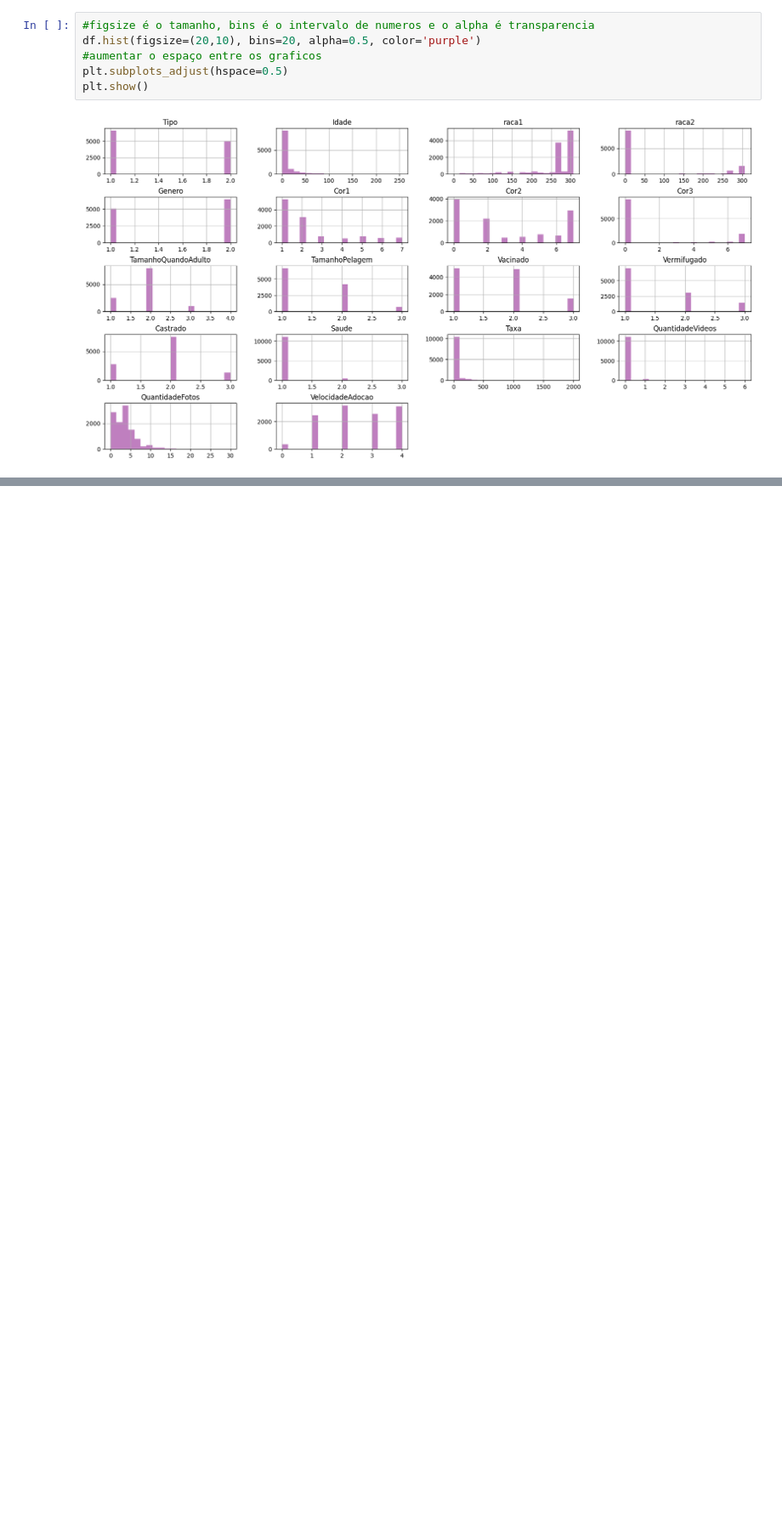
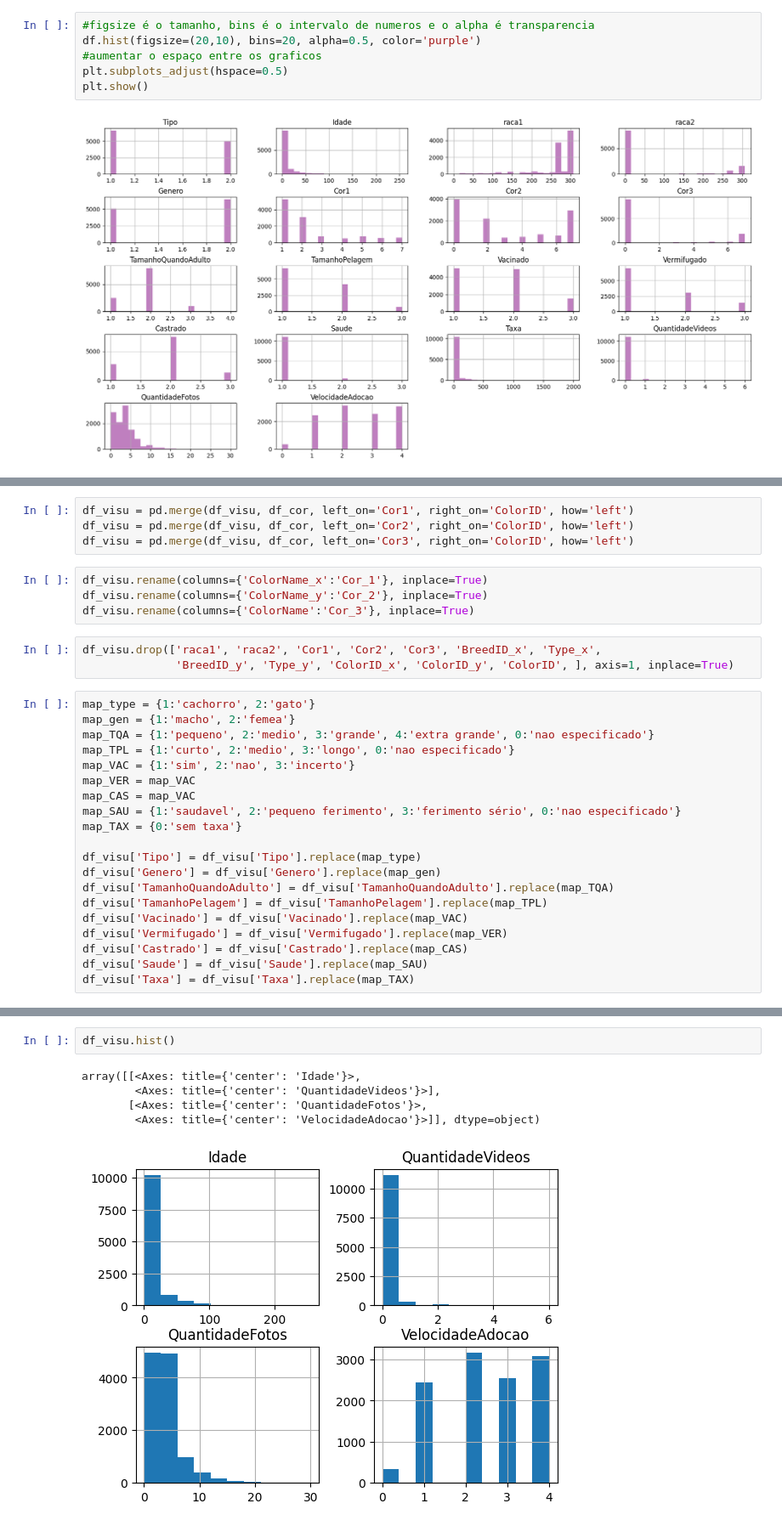
Before and after one commit to leaop/Graduation, a Jupyter notebook: 3 semestre/analise de dados/prova_pet.ipynb, the cells around one changed output, grey strips where cells are left out. Shown at 85% size. Cells and saved outputs as stored; diff of their text form; blank space fills up the shorter version.

```diff
--- a/3 semestre/analise de dados/prova_pet.ipynb
+++ b/3 semestre/analise de dados/prova_pet.ipynb
@@ -99,0 +145,31 @@ plt.show()
+# %%
+df_visu = pd.merge(df_visu, df_cor, left_on='Cor1', right_on='ColorID', how='left')
+df_visu = pd.merge(df_visu, df_cor, left_on='Cor2', right_on='ColorID', how='left')
+df_visu = pd.merge(df_visu, df_cor, left_on='Cor3', right_on='ColorID', how='left')
+# %%
+df_visu.rename(columns={'ColorName_x':'Cor_1'}, inplace=True)
+df_visu.rename(columns={'ColorName_y':'Cor_2'}, inplace=True)
+df_visu.rename(columns={'ColorName':'Cor_3'}, inplace=True)
+# %%
+df_visu.drop(['raca1', 'raca2', 'Cor1', 'Cor2', 'Cor3', 'BreedID_x', 'Type_x',
+              'BreedID_y', 'Type_y', 'ColorID_x', 'ColorID_y', 'ColorID', ], axis=1, inplace=True)
+# %%
+map_type = {1:'cachorro', 2:'gato'}
+map_gen = {1:'macho', 2:'femea'}
+map_TQA = {1:'pequeno', 2:'medio', 3:'grande', 4:'extra grande', 0:'nao especificado'}
+map_TPL = {1:'curto', 2:'medio', 3:'longo', 0:'nao especificado'}
+map_VAC = {1:'sim', 2:'nao', 3:'incerto'}
+map_VER = map_VAC
+map_CAS = map_VAC
+map_SAU = {1:'saudavel', 2:'pequeno ferimento', 3:'ferimento sério', 0:'nao especificado'}
+map_TAX = {0:'sem taxa'}
+
+df_visu['Tipo'] = df_visu['Tipo'].replace(map_type)
+df_visu['Genero'] = df_visu['Genero'].replace(map_gen)
+df_visu['TamanhoQuandoAdulto'] = df_visu['TamanhoQuandoAdulto'].replace(map_TQA)
+df_visu['TamanhoPelagem'] = df_visu['TamanhoPelagem'].replace(map_TPL)
+df_visu['Vacinado'] = df_visu['Vacinado'].replace(map_VAC)
+df_visu['Vermifugado'] = df_visu['Vermifugado'].replace(map_VER)
+df_visu['Castrado'] = df_visu['Castrado'].replace(map_CAS)
+df_visu['Saude'] = df_visu['Saude'].replace(map_SAU)
+df_visu['Taxa'] = df_visu['Taxa'].replace(map_TAX)
@@ -99,0 +192,8 @@ plt.show()
+# %%
+df_visu.hist()
+# %% [output]
+array([[<Axes: title={'center': 'Idade'}>,
+        <Axes: title={'center': 'QuantidadeVideos'}>],
+       [<Axes: title={'center': 'QuantidadeFotos'}>,
+        <Axes: title={'center': 'VelocidadeAdocao'}>]], dtype=object)
+[figure, added]
```
Also changed, not shown: parts of 15 cells of this notebook.
